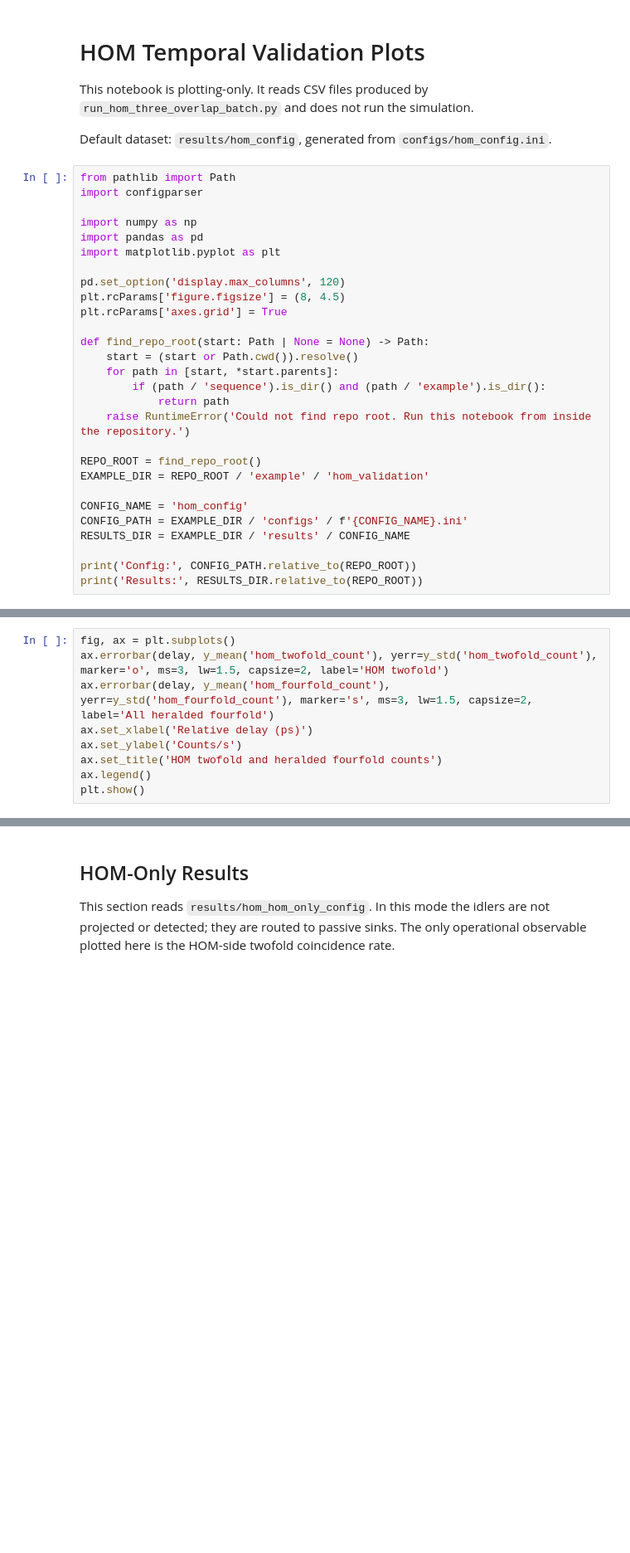
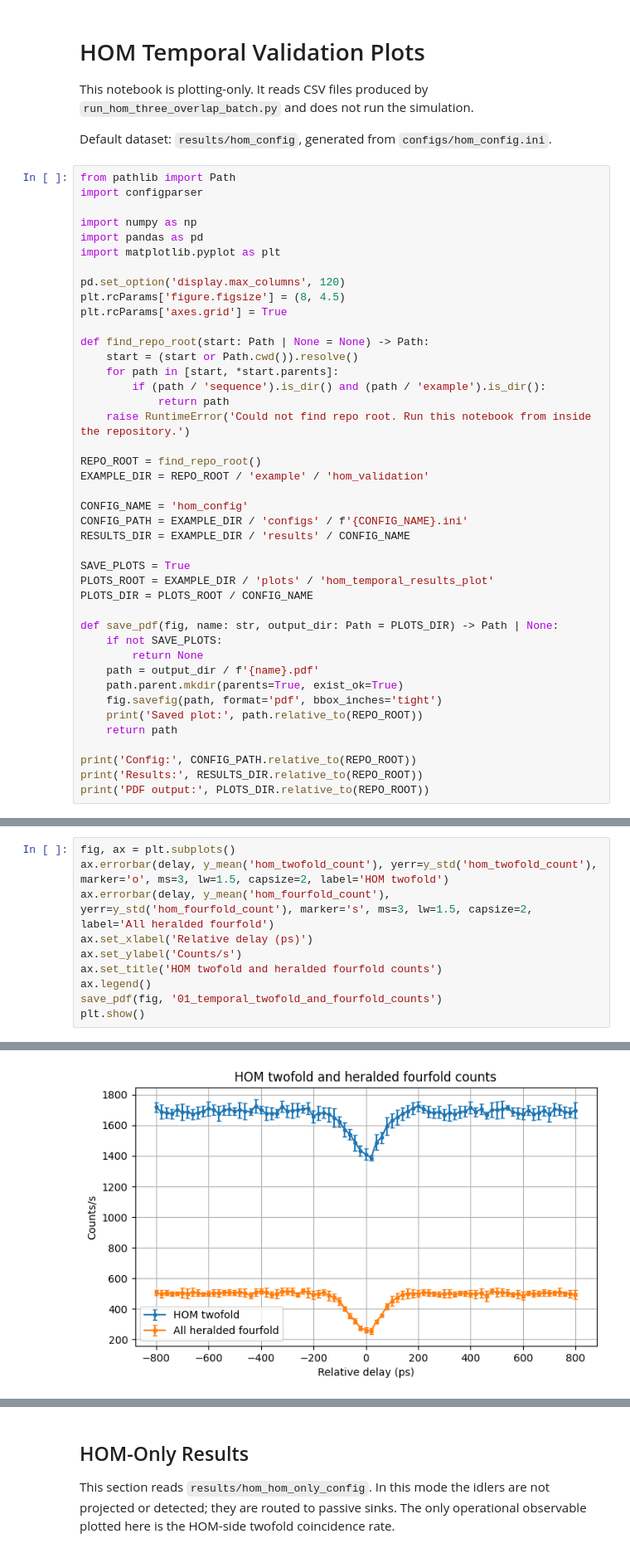
Before and after one commit to amlabdr/SeQUeNCe, a Jupyter notebook: example/hom_validation/hom_temporal_results_plot.ipynb, the cells around one changed output, grey strips where cells are left out. Shown at 83% size. Saved outputs shown, nothing was run; the diff lists cells and outputs as text; blank space fills up the shorter version.

Commit message:
Add PDF exports for HOM validation plots

```diff
--- a/example/hom_validation/hom_temporal_results_plot.ipynb
+++ b/example/hom_validation/hom_temporal_results_plot.ipynb
@@ -30,5 +30,19 @@ CONFIG_NAME = 'hom_config'
 CONFIG_PATH = EXAMPLE_DIR / 'configs' / f'{CONFIG_NAME}.ini'
 RESULTS_DIR = EXAMPLE_DIR / 'results' / CONFIG_NAME
 
+SAVE_PLOTS = True
+PLOTS_ROOT = EXAMPLE_DIR / 'plots' / 'hom_temporal_results_plot'
+PLOTS_DIR = PLOTS_ROOT / CONFIG_NAME
+
+def save_pdf(fig, name: str, output_dir: Path = PLOTS_DIR) -> Path | None:
+    if not SAVE_PLOTS:
+        return None
+    path = output_dir / f'{name}.pdf'
+    path.parent.mkdir(parents=True, exist_ok=True)
+    fig.savefig(path, format='pdf', bbox_inches='tight')
+    print('Saved plot:', path.relative_to(REPO_ROOT))
+    return path
+
 print('Config:', CONFIG_PATH.relative_to(REPO_ROOT))
 print('Results:', RESULTS_DIR.relative_to(REPO_ROOT))
+print('PDF output:', PLOTS_DIR.relative_to(REPO_ROOT))
@@ -103,4 +140,6 @@ ax.set_xlabel('Relative delay (ps)')
 ax.set_ylabel('Counts/s')
 ax.set_title('HOM twofold and heralded fourfold counts')
 ax.legend()
+save_pdf(fig, '01_temporal_twofold_and_fourfold_counts')
 plt.show()
+# %% [output]
@@ -107,3 +147,4 @@ plt.show()
+[figure, added]
 # %%
 fig, ax = plt.subplots()
 ax.errorbar(delay, y_mean('matched_herald_fourfold_count'), yerr=y_std('matched_herald_fourfold_count'), marker='o', ms=3, lw=1.5, capsize=2, label='matched')
```
Also changed, not shown: parts of 13 cells of this notebook, 25 other files.
